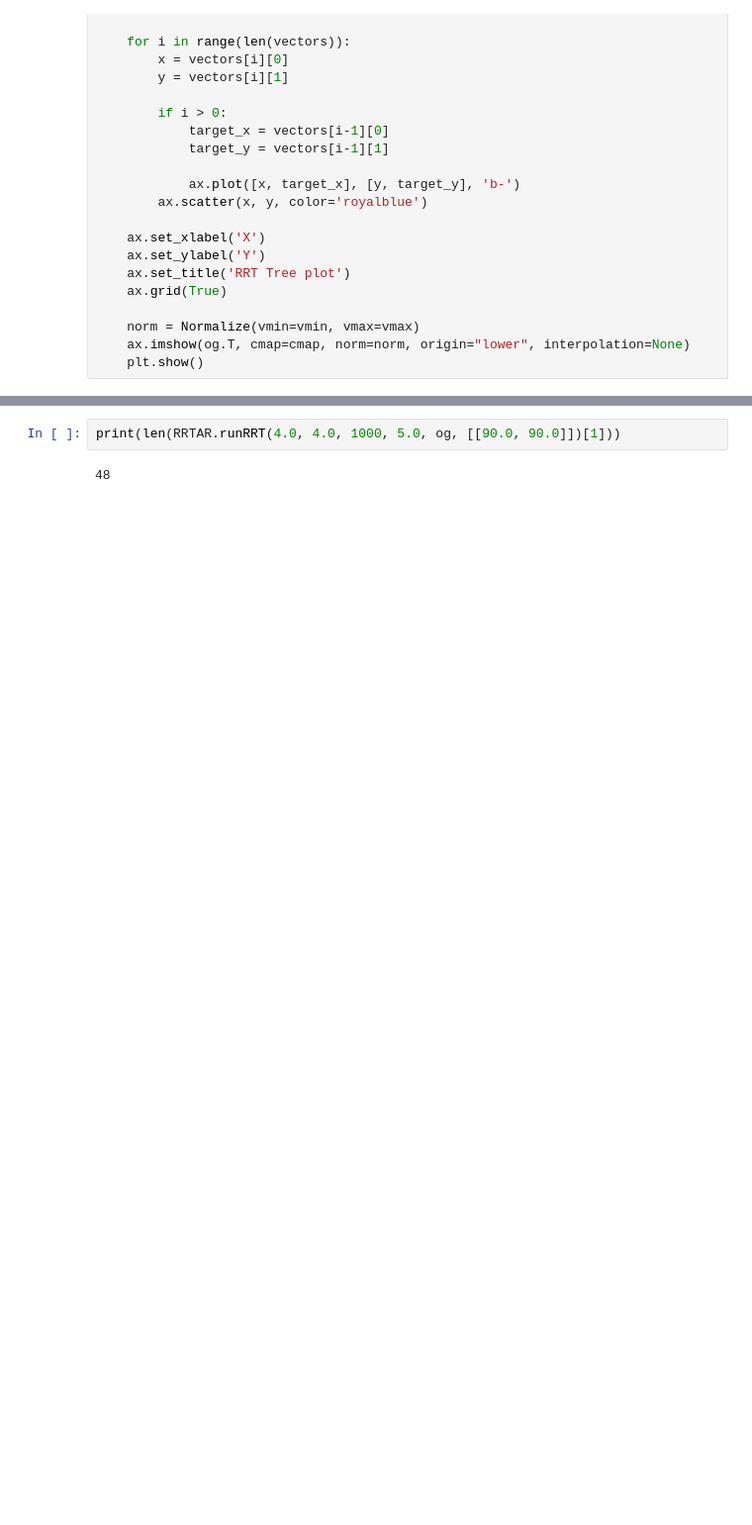
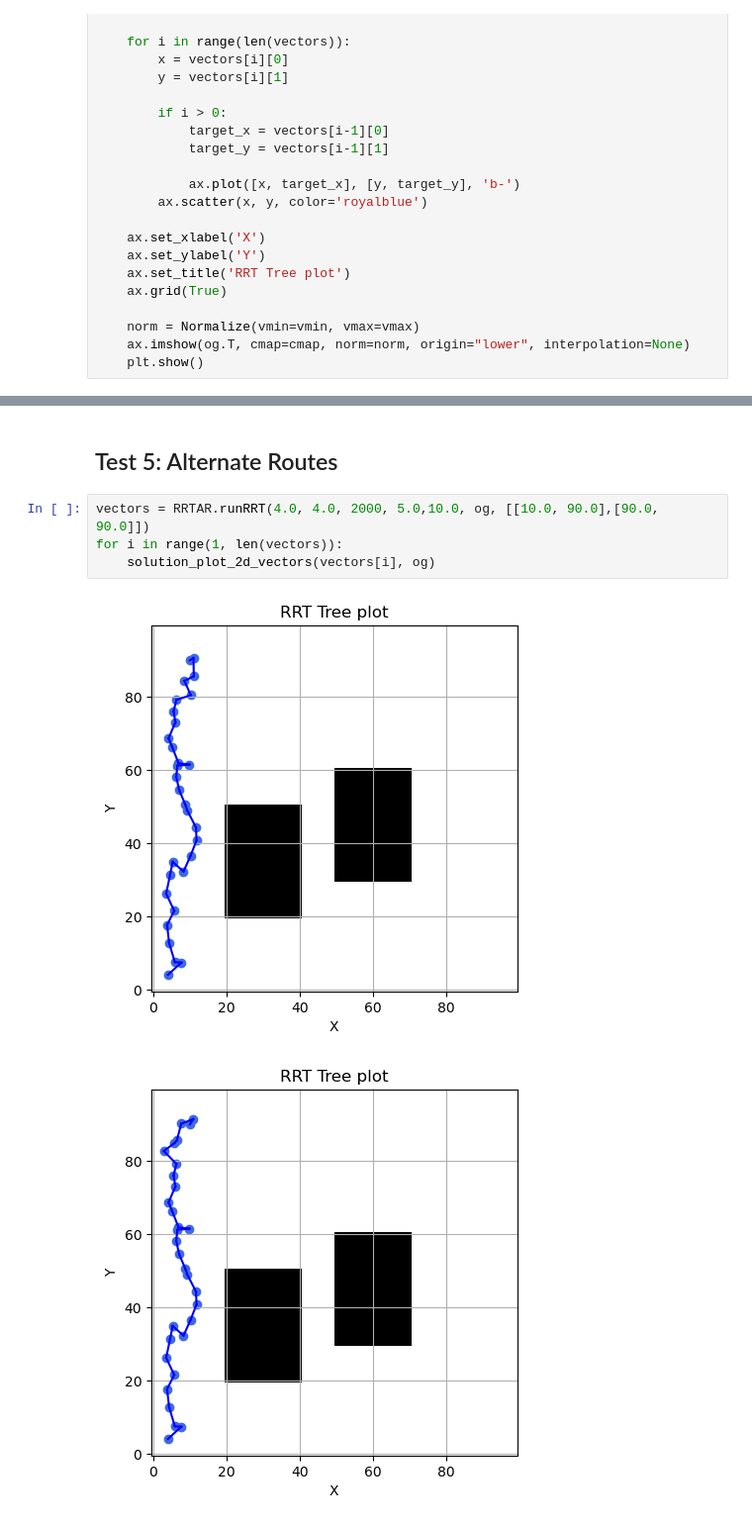
Before and after one commit to matthew0517/RRT-AR, a Jupyter notebook: testRRT.ipynb, the cells around one changed output, grey strips where cells are left out. Shown at 99% size. Cells and saved outputs as stored; diff of their text form; blank space fills up the shorter version.

Commit message:
Working Alternate Route

```diff
--- a/testRRT.ipynb
+++ b/testRRT.ipynb
@@ -149,4 +159,9 @@ solution_plot_2d_vectors(vectors[1], og)
+# %% [markdown]
+## Test 5: Alternate Routes
 # %%
-print(len(RRTAR.runRRT(4.0, 4.0, 1000, 5.0, og, [[90.0, 90.0]])[1]))
+vectors = RRTAR.runRRT(4.0, 4.0, 2000, 5.0,10.0, og, [[10.0, 90.0],[90.0, 90.0]])
+for i in range(1, len(vectors)):
+    solution_plot_2d_vectors(vectors[i], og)
 # %% [output]
-48
+[figure, added]
+[figure, added]
```
Also changed, not shown: parts of 7 cells of this notebook, 1 other file.
